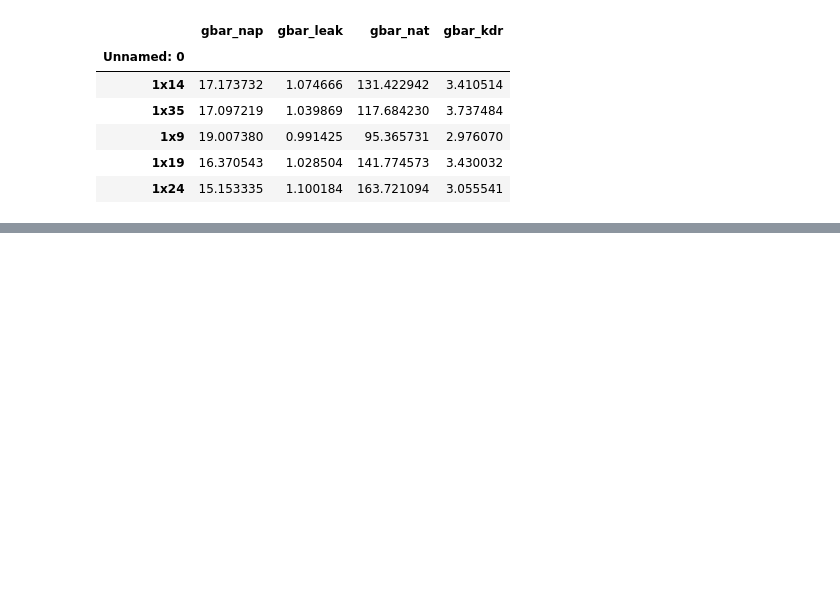
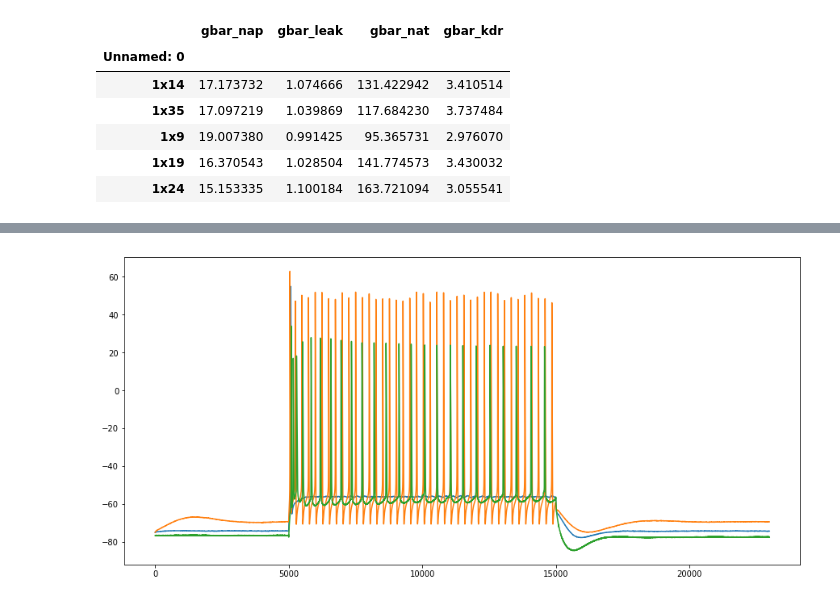
Before and after one commit to alTeska/DAP_analysis, a Jupyter notebook: param_analysis/notebooks/features_from_df_0705.ipynb, the cells around one changed output, grey strips where cells are left out. Saved outputs shown, nothing was run; the diff lists cells and outputs as text; code cells hidden in the pictures; blank space fills up the shorter version.

```diff
--- a/param_analysis/notebooks/features_from_df_0705.ipynb
+++ b/param_analysis/notebooks/features_from_df_0705.ipynb
@@ -194,0 +280,7 @@ IndexError: index 0 is out of bounds for axis 0 with size 0
+# %%
+plt.figure(figsize=(15,7))
+plt.plot(load_traces.step_traces['1x35'])
+plt.plot(load_traces.step_traces['1x14'])
+plt.plot(vs);
+# %% [output]
+[figure, added]
```
Also changed, not shown: parts of 34 cells of this notebook, 6 other files.
